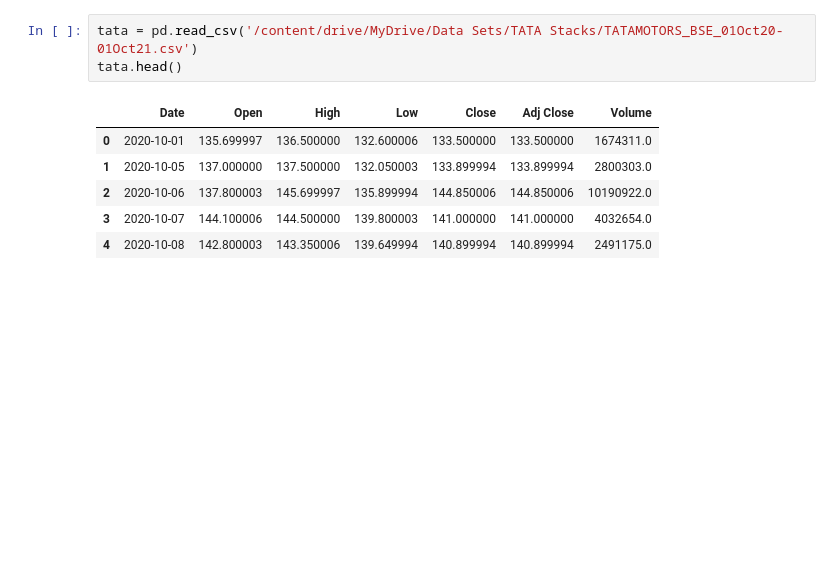
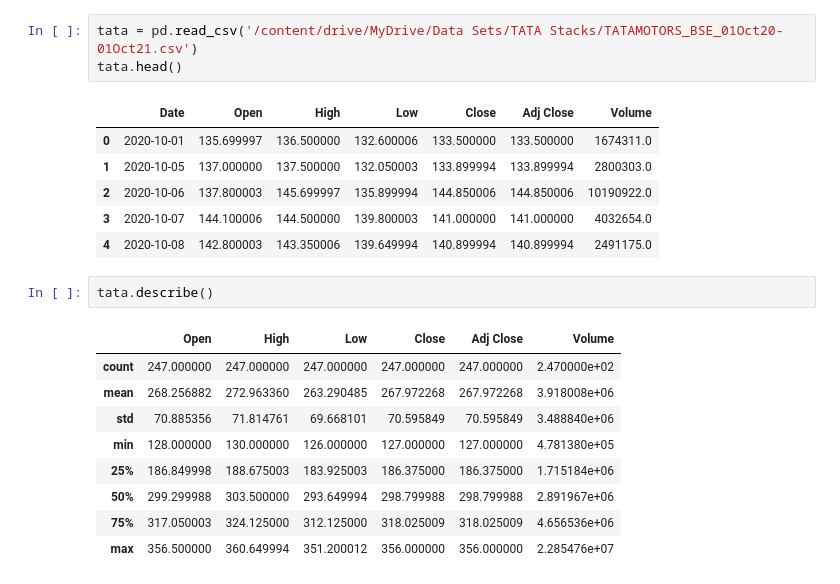
Before and after one commit to Udhay2898/HandsOnPractice_Pandas, a Jupyter notebook: TATA_Stocks_Analysis.ipynb, the cells around one changed output. Cells and saved outputs as stored; diff of their text form; blank space fills up the shorter version.

```diff
--- a/TATA_Stocks_Analysis.ipynb
+++ b/TATA_Stocks_Analysis.ipynb
@@ -20,3 +20,15 @@ tata.head()
 | 2 | 2020-10-06 | 137.800003 | 145.699997 | 135.899994 | 144.850006 | 144.850006 | 10190922.0 |
 | 3 | 2020-10-07 | 144.100006 | 144.500000 | 139.800003 | 141.000000 | 141.000000 | 4032654.0 |
 | 4 | 2020-10-08 | 142.800003 | 143.350006 | 139.649994 | 140.899994 | 140.899994 | 2491175.0 |
+# %%
+tata.describe()
+# %% [output]
+|  | Open | High | Low | Close | Adj Close | Volume |
+| count | 247.000000 | 247.000000 | 247.000000 | 247.000000 | 247.000000 | 2.470000e+02 |
+| mean | 268.256882 | 272.963360 | 263.290485 | 267.972268 | 267.972268 | 3.918008e+06 |
+| std | 70.885356 | 71.814761 | 69.668101 | 70.595849 | 70.595849 | 3.488840e+06 |
+| min | 128.000000 | 130.000000 | 126.000000 | 127.000000 | 127.000000 | 4.781380e+05 |
+| 25% | 186.849998 | 188.675003 | 183.925003 | 186.375000 | 186.375000 | 1.715184e+06 |
+| 50% | 299.299988 | 303.500000 | 293.649994 | 298.799988 | 298.799988 | 2.891967e+06 |
+| 75% | 317.050003 | 324.125000 | 312.125000 | 318.025009 | 318.025009 | 4.656536e+06 |
+| max | 356.500000 | 360.649994 | 351.200012 | 356.000000 | 356.000000 | 2.285476e+07 |
```
Also changed, not shown: parts of 4 cells of this notebook.
